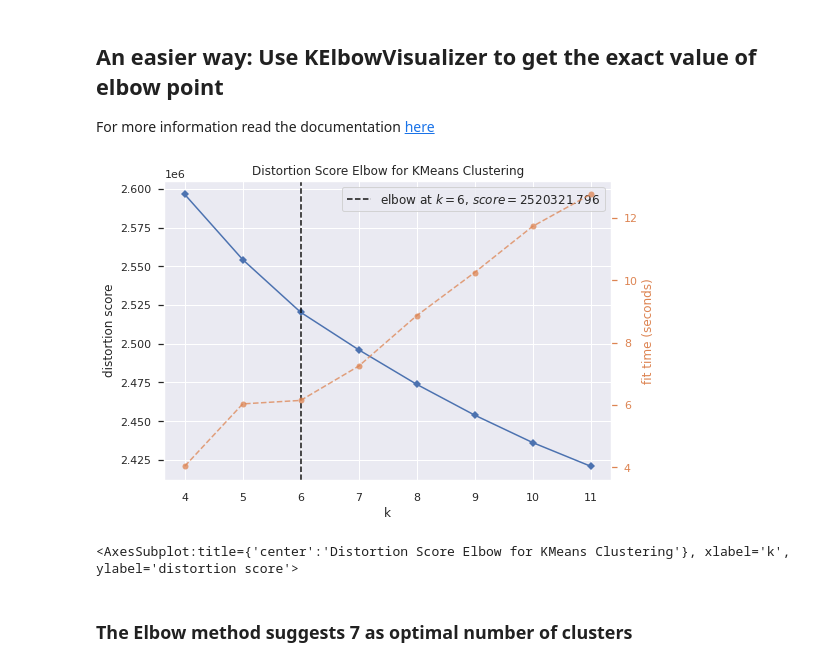
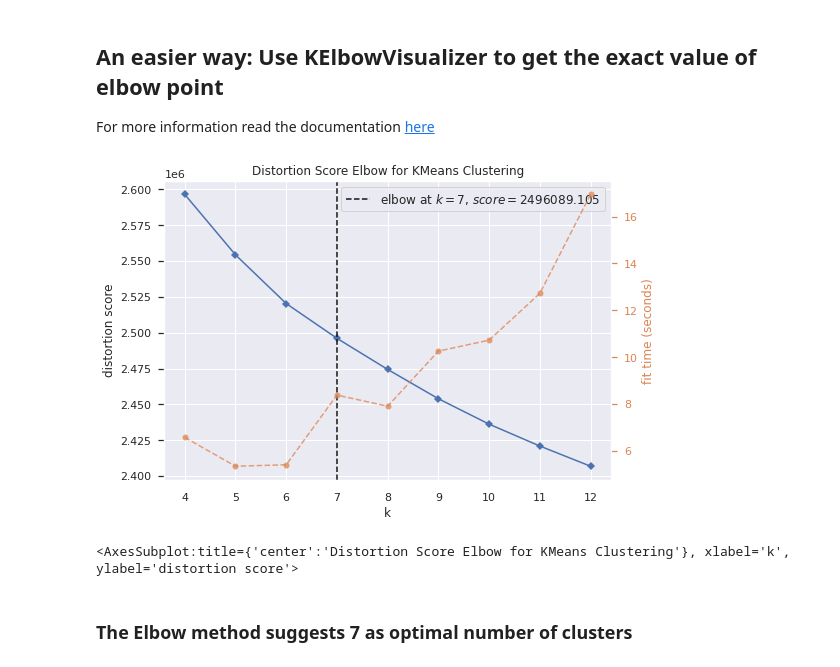
Before and after one commit to mehrdad-sadeghi/jupyter, a Jupyter notebook: tps-july2022-clustering-challenge-eda.ipynb, the cells around one changed output. Saved outputs shown, nothing was run; the diff lists cells and outputs as text; code cells hidden in the pictures.

```diff
--- a/tps-july2022-clustering-challenge-eda.ipynb
+++ b/tps-july2022-clustering-challenge-eda.ipynb
@@ -179,12 +179,12 @@ px.line(x=range(1,15), y=WCSS ,
 For more information read the documentation [here](https://www.scikit-yb.org/en/latest/api/cluster/elbow.html)
 # %%
 model = KMeans()
-visualizer = KElbowVisualizer(model, k=(4,12))
+visualizer = KElbowVisualizer(model, k=(4,13))
 
 visualizer.fit(X_scaled)        # Fit the data to the visualizer
 visualizer.show()        # Finalize and render the figure
 # %% [output]
-[figure, old version]
+[figure, new version]
 <AxesSubplot:title={'center':'Distortion Score Elbow for KMeans Clustering'}, xlabel='k', ylabel='distortion score'>
 # %% [markdown]
 <h3 class="alert alert-info"> The Elbow method suggests 7 as optimal number of clusters</h3>
```
Also changed, not shown: parts of 1 cell of this notebook.
